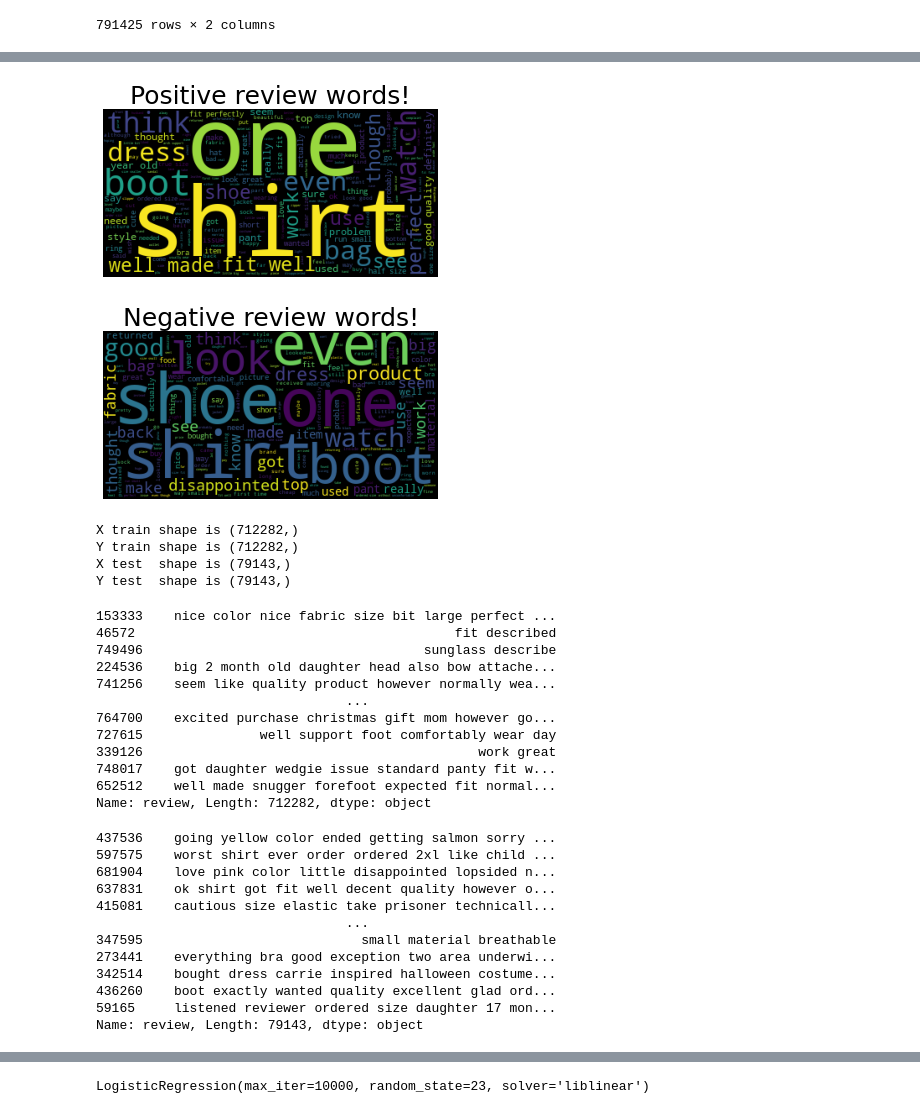
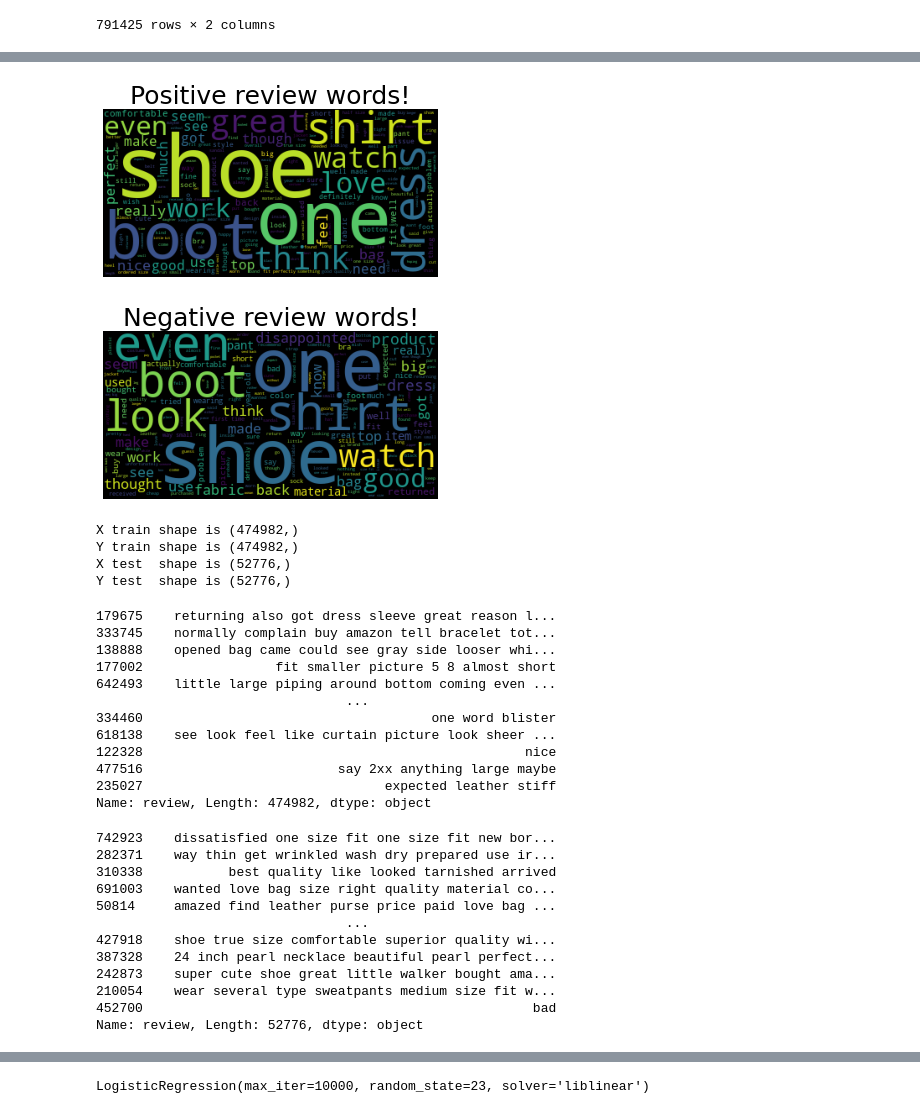
Before and after one commit to prajwalmani/Review-Sentiment-Analysis-App, a Jupyter notebook: modeling .ipynb, the cells around one changed output, grey strips where cells are left out. Cells and saved outputs as stored; diff of their text form; code cells hidden in the pictures.

```diff
--- a/modeling .ipynb
+++ b/modeling .ipynb
@@ -166,0 +180,7 @@ df
+# %%
+dfn=df[df['rating']==0]
+dfp=df[df['rating']==1]
+df=None
+dfp=dfp.iloc[:263879,:]
+df=pd.concat([dfp,dfn])
+df
@@ -231,7 +278,8 @@ df
 # %%
-def wordcloud(df):
+def wordcloud(df,filename):
     ratings=''.join(df['review'])
     wordcloud = WordCloud().generate(ratings)
     plt.imshow(wordcloud)
     plt.axis("off")
     plt.show()
+    wordcloud.to_file('{}.png'.format(filename))
@@ -238,15 +291,15 @@ def wordcloud(df):
 # %%
 df_pos=df[df['rating']==1]
 plt.title("Positive review words!", fontsize=25)
-wordcloud(df_pos)
+wordcloud(df_pos,"posword.png")
 # %% [output]
-[figure, old version]
+[figure, new version]
 # %%
 df_neg=df[df['rating']==0]
 plt.title("Negative review words!", fontsize=25)
-wordcloud(df_neg)
+wordcloud(df_neg,"negword.png")
 # %% [output]
-[figure, old version]
+[figure, new version]
 # %%
 x_train, x_test, y_train, y_test = train_test_split(df["review"], df["rating"], test_size = 0.1, random_state = 23)
 # %%
@@ -255,40 +308,40 @@ print('Y train shape is {}'.format(y_train.shape))
 print('X test  shape is {}'.format(x_test.shape))
 print('Y test  shape is {}'.format(y_test.shape))
 # %% [output]
-X train shape is (712282,)
-Y train shape is (712282,)
-X test  shape is (79143,)
-Y test  shape is (79143,)
+X train shape is (474982,)
+Y train shape is (474982,)
+X test  shape is (52776,)
+Y test  shape is (52776,)
 # %%
 x_train
 # %% [output]
-153333    nice color nice fabric size bit large perfect ...
-46572                                         fit described
-749496                                    sunglass describe
-224536    big 2 month old daughter head also bow attache...
-741256    seem like quality product however normally wea...
+179675    returning also got dress sleeve great reason l...
+333745    normally complain buy amazon tell bracelet tot...
+138888    opened bag came could see gray side looser whi...
+177002                 fit smaller picture 5 8 almost short
+642493    little large piping around bottom coming even ...
                                 ...
-764700    excited purchase christmas gift mom however go...
-727615               well support foot comfortably wear day
-339126                                           work great
-748017    got daughter wedgie issue standard panty fit w...
-652512    well made snugger forefoot expected fit normal...
-Name: review, Length: 712282, dtype: object
+334460                                     one word blister
+618138    see look feel like curtain picture look sheer ...
+122328                                                 nice
+477516                         say 2xx anything large maybe
+235027                               expected leather stiff
+Name: review, Length: 474982, dtype: object
 # %%
 x_test
 # %% [output]
-437536    going yellow color ended getting salmon sorry ...
-597575    worst shirt ever order ordered 2xl like child ...
-681904    love pink color little disappointed lopsided n...
-637831    ok shirt got fit well decent quality however o...
-415081    cautious size elastic take prisoner technicall...
+742923    dissatisfied one size fit one size fit new bor...
+282371    way thin get wrinkled wash dry prepared use ir...
+310338           best quality like looked tarnished arrived
+691003    wanted love bag size right quality material co...
+50814     amazed find leather purse price paid love bag ...
                                 ...
-347595                            small material breathable
-273441    everything bra good exception two area underwi...
-342514    bought dress carrie inspired halloween costume...
-436260    boot exactly wanted quality excellent glad ord...
-59165     listened reviewer ordered size daughter 17 mon...
-Name: review, Length: 79143, dtype: object
+427918    shoe true size comfortable superior quality wi...
+387328    24 inch pearl necklace beautiful pearl perfect...
+242873    super cute shoe great little walker bought ama...
+210054    wear several type sweatpants medium size fit w...
+452700                                                  bad
+Name: review, Length: 52776, dtype: object
 # %%
 y_train
 # %% [output]
```
Also changed, not shown: parts of 17 cells of this notebook, 6 other files.
